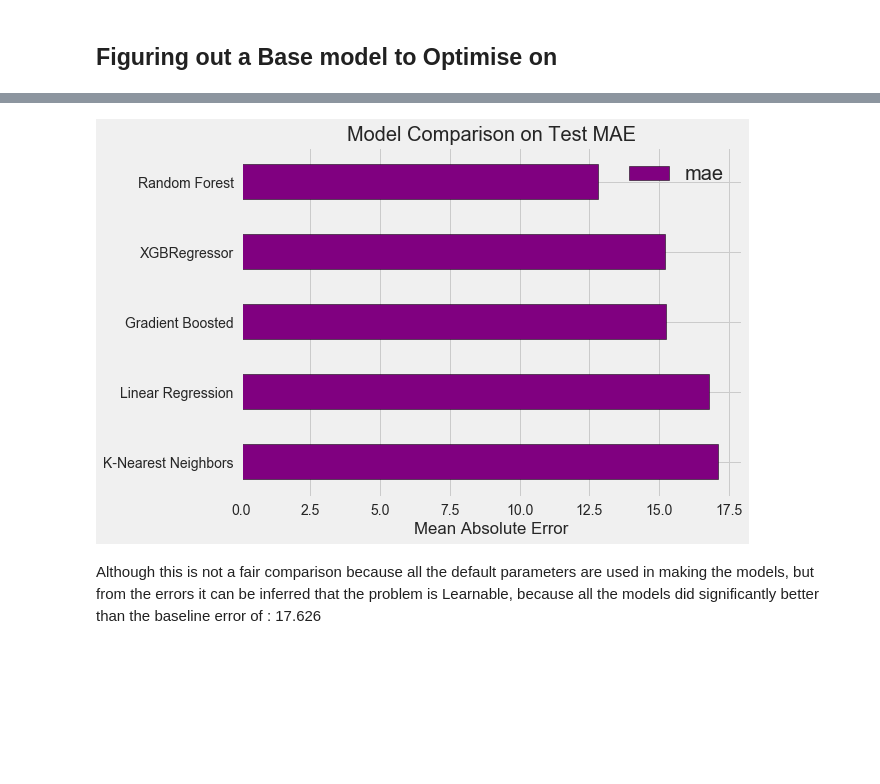
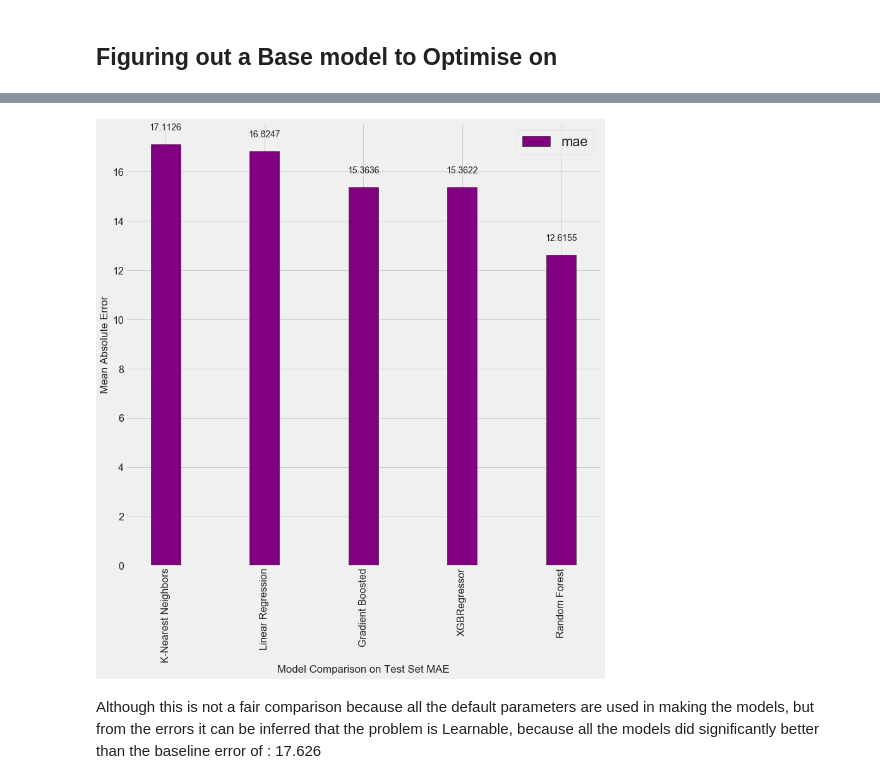
Before and after one commit to sqbislam/Credit-Scoring-Model-, a Jupyter notebook: Credit Scoring (Part 2).ipynb, the cells around one changed output, grey strips where cells are left out. Drawn from its saved outputs; the diff is of its cells as text; code cells hidden in the pictures; blank space fills up the shorter version.

Commit message:
Furthur Analysis,Tweaks and images Extracted

```diff
--- a/Credit Scoring (Part 2).ipynb
+++ b/Credit Scoring (Part 2).ipynb
@@ -242,23 +255,33 @@ NameError: name 'XGBRegressor' is not defined
 # %%
-plt.style.use('fivethirtyeight')
-figsize(8, 6)
+plt.style.use('fivethirtyeight');
 
 # Dataframe to hold the results
 model_comparison = pd.DataFrame({'model': ['Linear Regression',
                                            'Random Forest', 'XGBRegressor', 'Gradient Boosted',
                                             'K-Nearest Neighbors'],
                                  'mae': [lr_mae, random_forest_mae, xgb_mae,
                                          gradient_boosted_mae, knn_mae]})
 
 # Horizontal bar chart of test mae
-model_comparison.sort_values('mae', ascending = False).plot(x = 'model', y = 'mae', kind = 'barh',
+ax = model_comparison.sort_values('mae', ascending = False).plot(x = 'model', y = 'mae', kind = 'bar', width=0.3,
                                                            color = 'purple', edgecolor = 'black')
+rects = ax.patches
+labels = model_comparison.sort_values('mae',ascending = False).round(4)['mae']
+
+# Add value labels to top of bars
+for rect, labels in zip(rects, labels):
+    height = rect.get_height()
+    ax.text(rect.get_x() + rect.get_width() / 2, height + 0.5, labels,
+            ha='center', va='bottom')
 
 # Plot formatting
-plt.ylabel(''); plt.yticks(size = 14); plt.xlabel('Mean Absolute Error'); plt.xticks(size = 14)
-plt.title('Model Comparison on Test MAE', size = 20);
+plt.ylabel('');
+plt.yticks(size = 16);
+plt.xlabel('Model Comparison on Test Set MAE');
+plt.ylabel('Mean Absolute Error');
+plt.xticks(size = 16);
 # %% [output]
-[figure, old version]
+[figure, new version]
 # %%
 X.to_csv('data/training_features_sc.csv', index = False)
 X_test.to_csv('data/testing_features_sc.csv', index = False)
```
Also changed, not shown: parts of 24 cells of this notebook, 44 other files.
